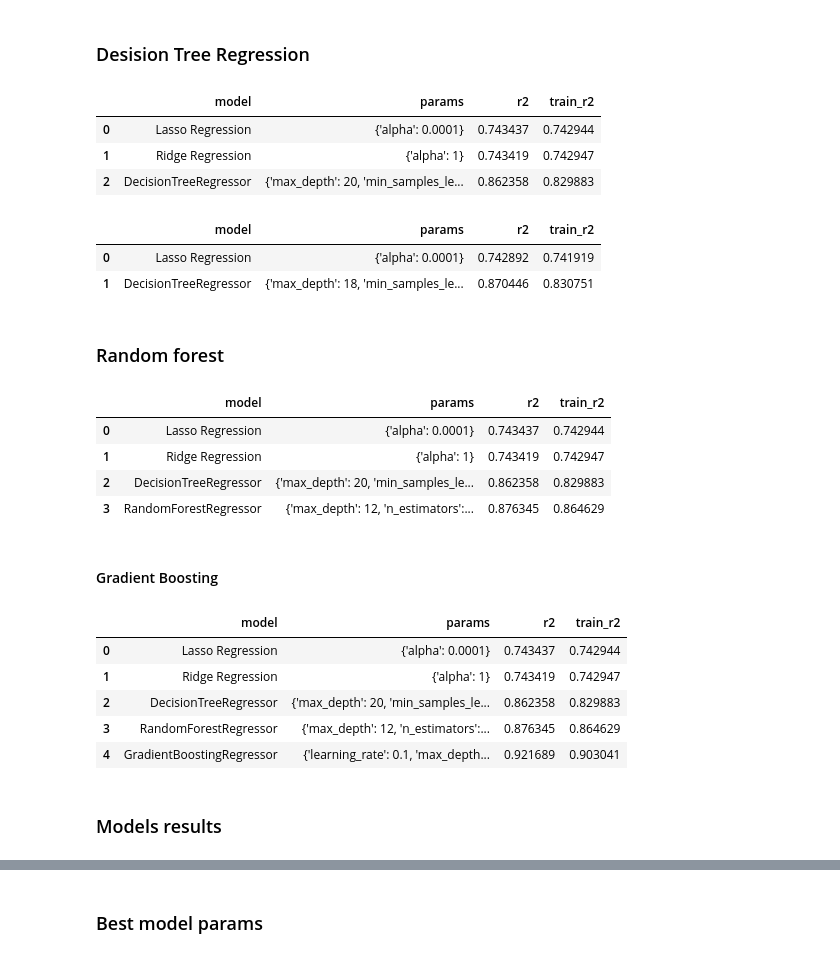
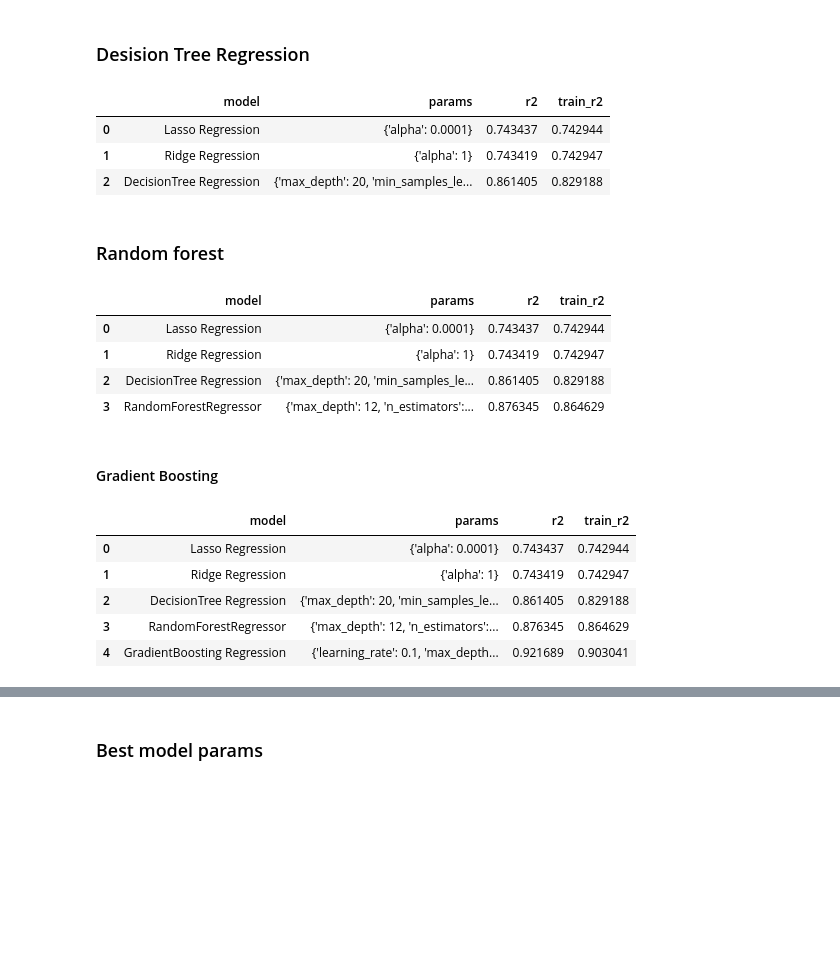
Before and after one commit to boiarchuk-m/Kyiv-flats-rent, a Jupyter notebook: notebook.ipynb, the cells around one changed output, grey strips where cells are left out. Cells and saved outputs as stored; diff of their text form; code cells hidden in the pictures; blank space fills up the shorter version.

Commit message:
save model

```diff
--- a/notebook.ipynb
+++ b/notebook.ipynb
@@ -458,19 +458,13 @@ y_pred = grid.best_estimator_.predict(X_test)
 r2 = r2_score(y_test, y_pred)
 r2_train= grid.best_score_
 # %%
-val_results.loc[len(val_results)] = ['DecisionTreeRegressor', grid.best_params_, r2, r2_train]
+val_results.loc[len(val_results)] = ['DecisionTree Regression', grid.best_params_, r2, r2_train]
 val_results
 # %% [output]
 |  | model | params | r2 | train_r2 |
 | 0 | Lasso Regression | {'alpha': 0.0001} | 0.743437 | 0.742944 |
 | 1 | Ridge Regression | {'alpha': 1} | 0.743419 | 0.742947 |
-| 2 | DecisionTreeRegressor | {'max_depth': 20, 'min_samples_le... | 0.862358 | 0.829883 |
+| 2 | DecisionTree Regression | {'max_depth': 20, 'min_samples_le... | 0.861405 | 0.829188 |
-# %%
-val_results
-# %% [output]
-|  | model | params | r2 | train_r2 |
-| 0 | Lasso Regression | {'alpha': 0.0001} | 0.742892 | 0.741919 |
-| 1 | DecisionTreeRegressor | {'max_depth': 18, 'min_samples_le... | 0.870446 | 0.830751 |
 # %% [markdown]
 ### Random forest
 # %%
@@ -492,7 +486,7 @@ val_results
 |  | model | params | r2 | train_r2 |
 | 0 | Lasso Regression | {'alpha': 0.0001} | 0.743437 | 0.742944 |
 | 1 | Ridge Regression | {'alpha': 1} | 0.743419 | 0.742947 |
-| 2 | DecisionTreeRegressor | {'max_depth': 20, 'min_samples_le... | 0.862358 | 0.829883 |
+| 2 | DecisionTree Regression | {'max_depth': 20, 'min_samples_le... | 0.861405 | 0.829188 |
 | 3 | RandomForestRegressor | {'max_depth': 12, 'n_estimators':... | 0.876345 | 0.864629 |
 # %% [markdown]
 #### Gradient Boosting
@@ -510,14 +504,12 @@ y_pred = grid.best_estimator_.predict(X_test)
 r2 = r2_score(y_test, y_pred)
 r2_train= grid.best_score_
 # %%
-val_results.loc[len(val_results)] = ['GradientBoostingRegressor', grid.best_params_, r2, r2_train]
+val_results.loc[len(val_results)] = ['GradientBoosting Regression', grid.best_params_, r2, r2_train]
 val_results
 # %% [output]
 |  | model | params | r2 | train_r2 |
 | 0 | Lasso Regression | {'alpha': 0.0001} | 0.743437 | 0.742944 |
 | 1 | Ridge Regression | {'alpha': 1} | 0.743419 | 0.742947 |
-| 2 | DecisionTreeRegressor | {'max_depth': 20, 'min_samples_le... | 0.862358 | 0.829883 |
+| 2 | DecisionTree Regression | {'max_depth': 20, 'min_samples_le... | 0.861405 | 0.829188 |
 | 3 | RandomForestRegressor | {'max_depth': 12, 'n_estimators':... | 0.876345 | 0.864629 |
-| 4 | GradientBoostingRegressor | {'learning_rate': 0.1, 'max_depth... | 0.921689 | 0.903041 |
+| 4 | GradientBoosting Regression | {'learning_rate': 0.1, 'max_depth... | 0.921689 | 0.903041 |
-# %% [markdown]
-### Models results
```
Also changed, not shown: parts of 4 cells of this notebook, 1 other file.
